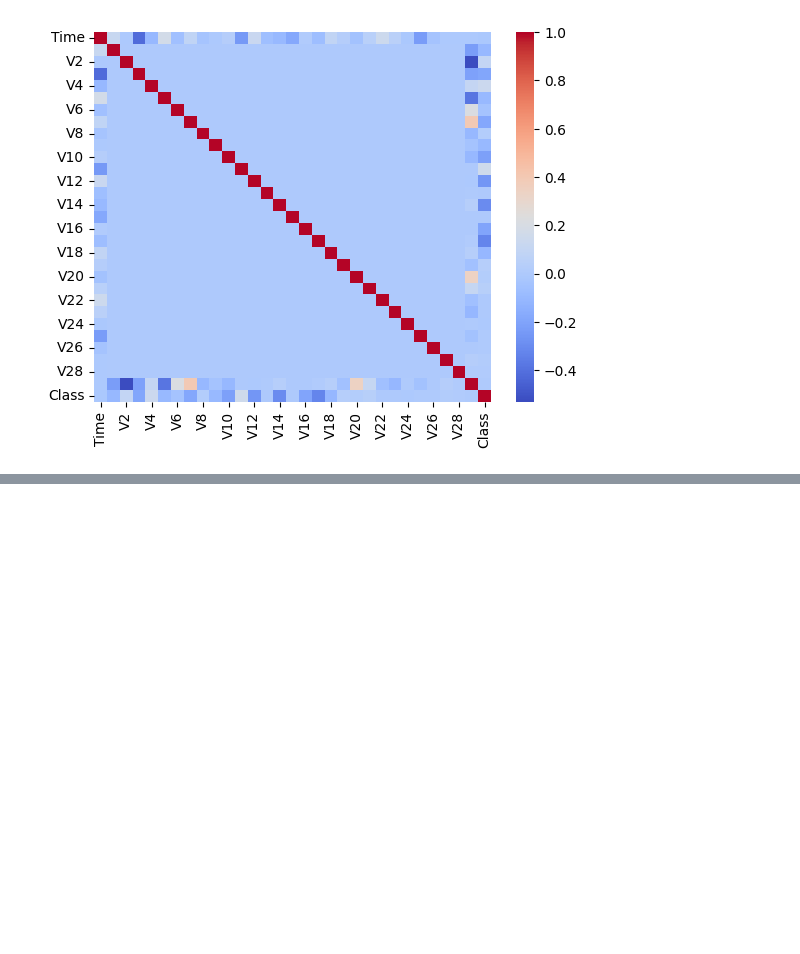
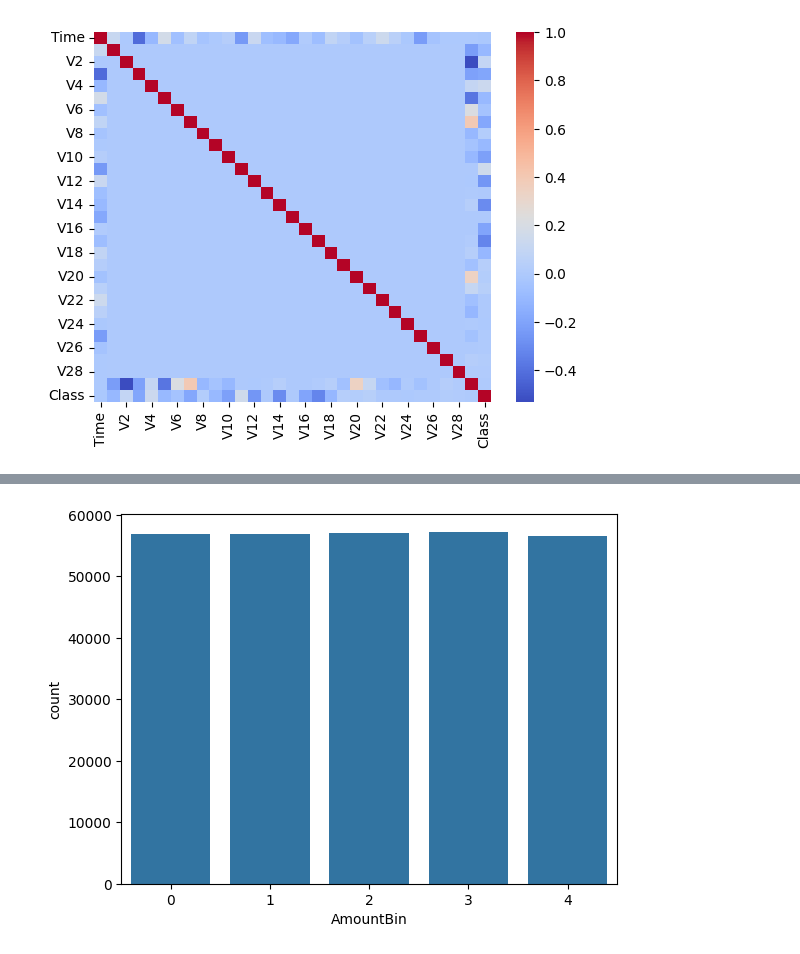
Before and after one commit to jackaakash4/100DaysOfML, a Jupyter notebook: day18/credit-card-fraud/notebooks/credit-card-fraud-detection.ipynb, the cells around one changed output, grey strips where cells are left out. Saved outputs shown, nothing was run; the diff lists cells and outputs as text; code cells hidden in the pictures; blank space fills up the shorter version.

```diff
--- a/day18/credit-card-fraud/notebooks/credit-card-fraud-detection.ipynb
+++ b/day18/credit-card-fraud/notebooks/credit-card-fraud-detection.ipynb
@@ -114,0 +148,8 @@ sns.heatmap(
+# %%
+#Feature engineering: Amount Bins
+df['AmountBin'] = pd.qcut(
+    df['Amount'],
+    q = 5,
+    labels = False
+)
+df.head()
@@ -114,0 +164,9 @@ sns.heatmap(
+# %%
+sns.countplot(
+    data = df,
+    x = 'AmountBin'
+)
+plt.show()
+#Equally distributed into four categories
+# %% [output]
+[figure, added]
```
Also changed, not shown: parts of 5 cells of this notebook.
